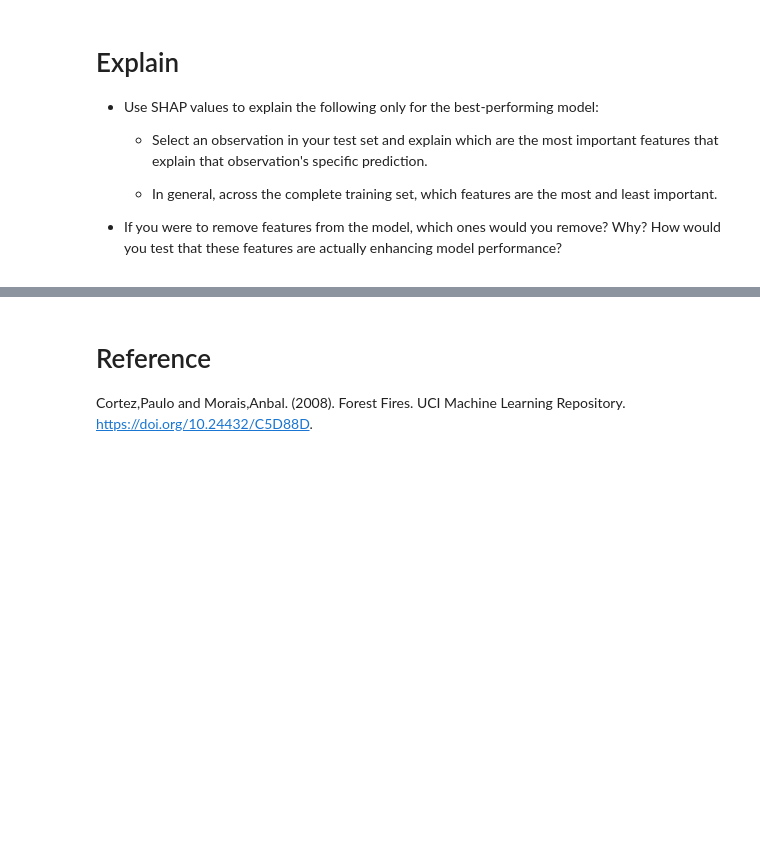
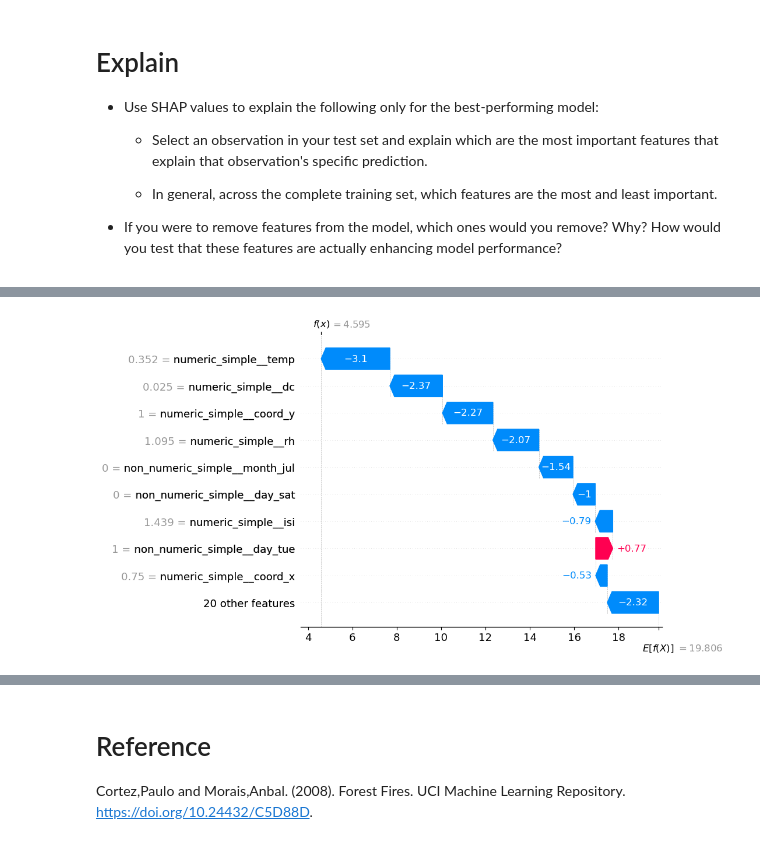
Before and after one commit to MarioKlaes/scaling_to_production, a Jupyter notebook: 08_notes/assignment_3_DRAFT.ipynb, the cells around one changed output, grey strips where cells are left out. Drawn from its saved outputs; the diff is of its cells as text; code cells hidden in the pictures; blank space fills up the shorter version.

```diff
--- a/08_notes/assignment_3_DRAFT.ipynb
+++ b/08_notes/assignment_3_DRAFT.ipynb
@@ -606,0 +753,18 @@ You can try to debug the error by setting error_score='raise'.
+# %%
+import shap
+
+pipe_C.fit(X_train,Y_train)
+
+data_transform_tree = pipe_C.named_steps['preprocessing'].transform(X_test)
+
+explainer = shap.explainers.TreeExplainer(
+    pipe_C.named_steps['clf'],
+    data_transform_tree,
+    check_additivity=False,
+    feature_names = pipe_C.named_steps['preprocessing'].get_feature_names_out())
+
+shap_values_tree = explainer(data_transform, check_additivity=False)
+# %%
+shap.plots.waterfall(shap_values_tree[1])
+# %% [output]
+[figure, added]
```
Also changed, not shown: parts of 27 cells of this notebook, 8 other files.
